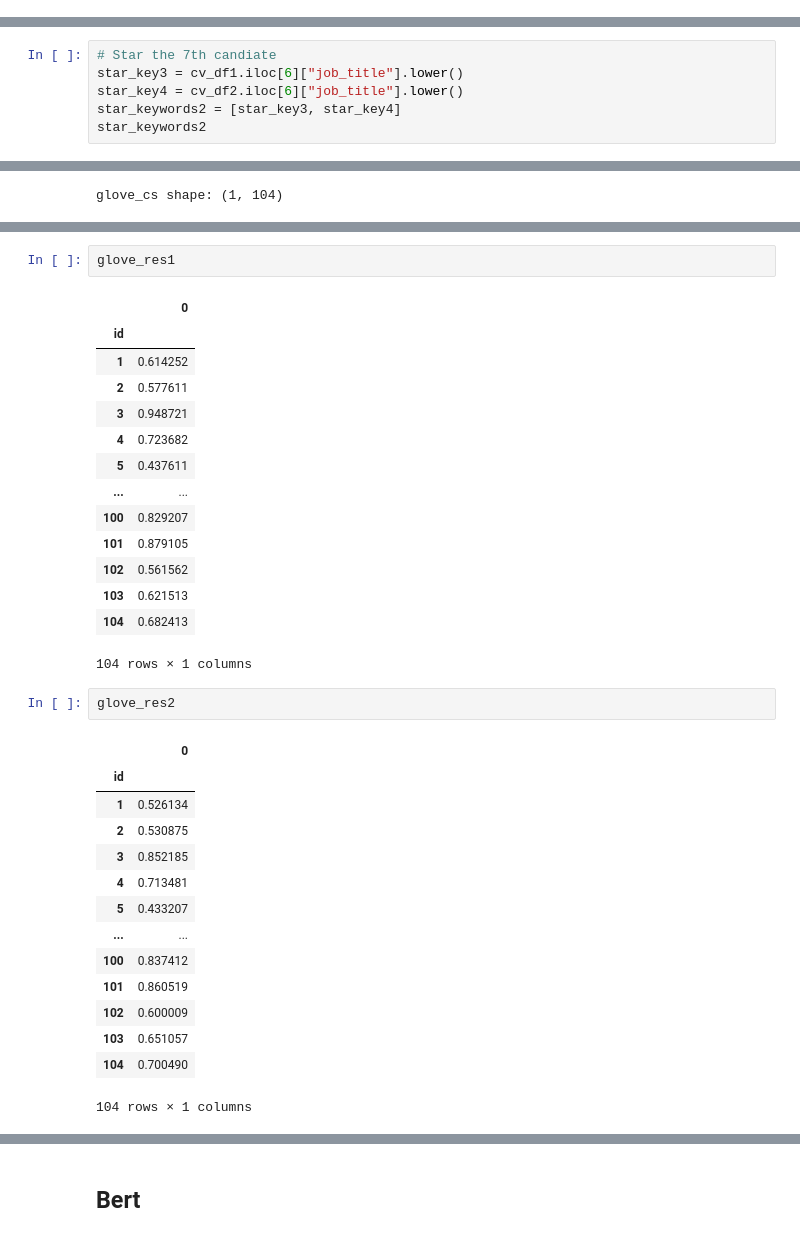
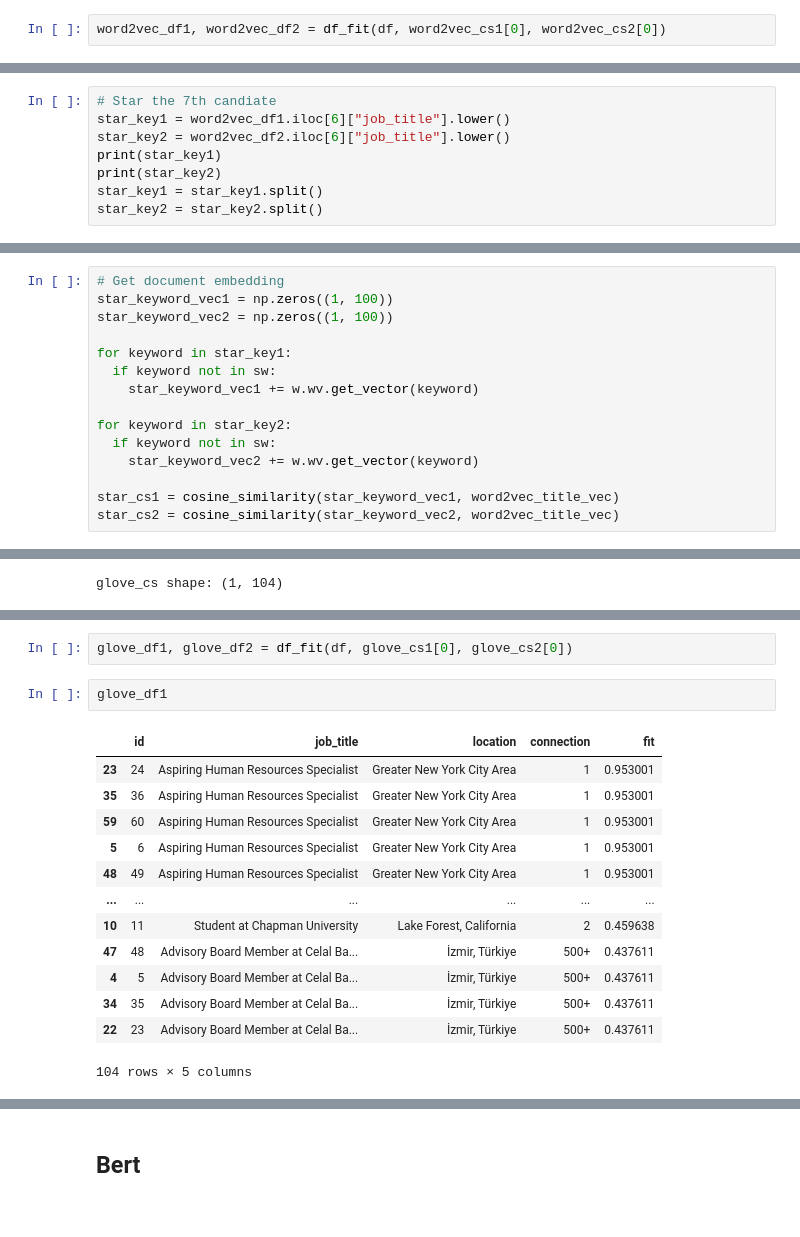
Before and after one commit to trtrgfh/Potential_Talents, a Jupyter notebook: Potential_Talents.ipynb, the cells around one changed output, grey strips where cells are left out. Saved outputs shown, nothing was run; the diff lists cells and outputs as text.

```diff
--- a/Potential_Talents.ipynb
+++ b/Potential_Talents.ipynb
@@ -550,0 +426,2 @@ word2vec_df2
+# %%
+word2vec_df1, word2vec_df2 = df_fit(df, word2vec_cs1[0], word2vec_cs2[0])
@@ -625,8 +525,10 @@ star_df2
 #### Approach 2
 # %%
 # Star the 7th candiate
-star_key3 = cv_df1.iloc[6]["job_title"].lower()
-star_key4 = cv_df2.iloc[6]["job_title"].lower()
-star_keywords2 = [star_key3, star_key4]
-star_keywords2
+star_key1 = word2vec_df1.iloc[6]["job_title"].lower()
+star_key2 = word2vec_df2.iloc[6]["job_title"].lower()
+print(star_key1)
+print(star_key2)
+star_key1 = star_key1.split()
+star_key2 = star_key2.split()
 # %% [output]
@@ -639,2 +537,17 @@ star_cv_cs2 = cosine_similarity(star_cv_keyword_vec2, cv_title_vec)
+# %%
+# Get document embedding
+star_keyword_vec1 = np.zeros((1, 100))
+star_keyword_vec2 = np.zeros((1, 100))
+
+for keyword in star_key1:
+  if keyword not in sw:
+    star_keyword_vec1 += w.wv.get_vector(keyword)
+
+for keyword in star_key2:
+  if keyword not in sw:
+    star_keyword_vec2 += w.wv.get_vector(keyword)
+
+star_cs1 = cosine_similarity(star_keyword_vec1, word2vec_title_vec)
+star_cs2 = cosine_similarity(star_keyword_vec2, word2vec_title_vec)
 # %%
 # Take the average of the starred keywords and original keywords
@@ -750,34 +642,18 @@ glove_res2 = pd.DataFrame(glove_cs2[0], index=df['id'])
-# %%
-glove_res1
-# %% [output]
-|  | 0 |
-| id |  |
-| 1 | 0.614252 |
-| 2 | 0.577611 |
-| 3 | 0.948721 |
-| 4 | 0.723682 |
-| 5 | 0.437611 |
-| ... | ... |
-| 100 | 0.829207 |
-| 101 | 0.879105 |
-| 102 | 0.561562 |
-| 103 | 0.621513 |
-| 104 | 0.682413 |
-104 rows × 1 columns
-# %%
-glove_res2
-# %% [output]
-|  | 0 |
-| id |  |
-| 1 | 0.526134 |
-| 2 | 0.530875 |
-| 3 | 0.852185 |
-| 4 | 0.713481 |
-| 5 | 0.433207 |
-| ... | ... |
-| 100 | 0.837412 |
-| 101 | 0.860519 |
-| 102 | 0.600009 |
-| 103 | 0.651057 |
-| 104 | 0.700490 |
-104 rows × 1 columns
+# %%
+glove_df1, glove_df2 = df_fit(df, glove_cs1[0], glove_cs2[0])
+# %%
+glove_df1
+# %% [output]
+|  | id | job_title | location | connection | fit |
+| 23 | 24 | Aspiring Human Resources Specialist | Greater New York City Area | 1 | 0.953001 |
+| 35 | 36 | Aspiring Human Resources Specialist | Greater New York City Area | 1 | 0.953001 |
+| 59 | 60 | Aspiring Human Resources Specialist | Greater New York City Area | 1 | 0.953001 |
+| 5 | 6 | Aspiring Human Resources Specialist | Greater New York City Area | 1 | 0.953001 |
+| 48 | 49 | Aspiring Human Resources Specialist | Greater New York City Area | 1 | 0.953001 |
+| ... | ... | ... | ... | ... | ... |
+| 10 | 11 | Student at Chapman University | Lake Forest, California | 2 | 0.459638 |
+| 47 | 48 | Advisory Board Member at Celal Ba... | İzmir, Türkiye | 500+ | 0.437611 |
+| 4 | 5 | Advisory Board Member at Celal Ba... | İzmir, Türkiye | 500+ | 0.437611 |
+| 34 | 35 | Advisory Board Member at Celal Ba... | İzmir, Türkiye | 500+ | 0.437611 |
+| 22 | 23 | Advisory Board Member at Celal Ba... | İzmir, Türkiye | 500+ | 0.437611 |
+104 rows × 5 columns
```
Also changed, not shown: parts of 134 cells of this notebook.
